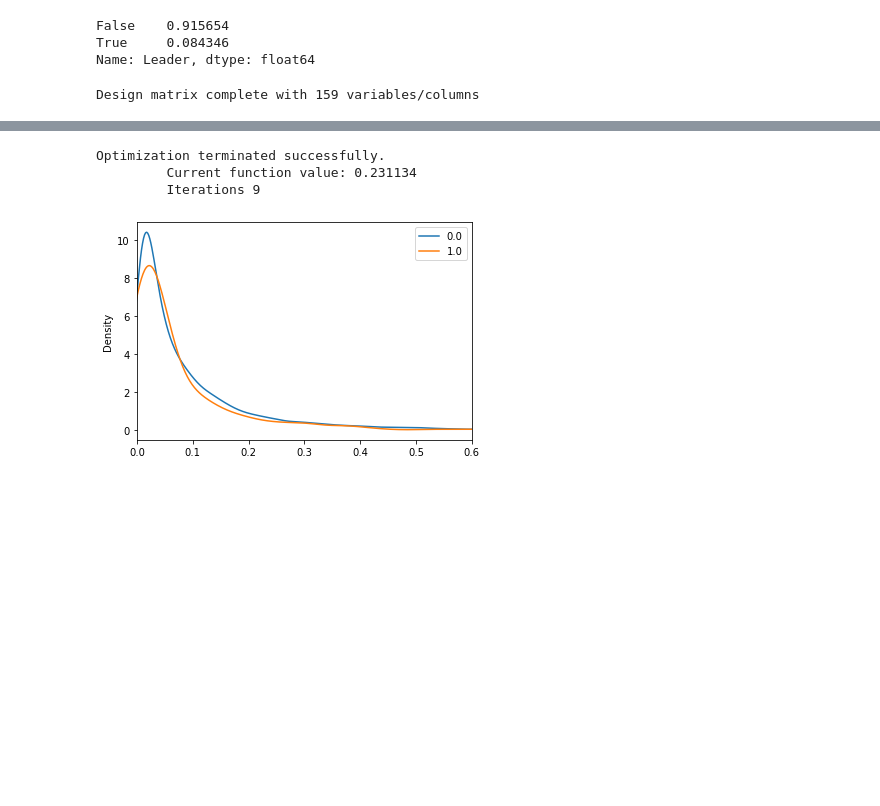
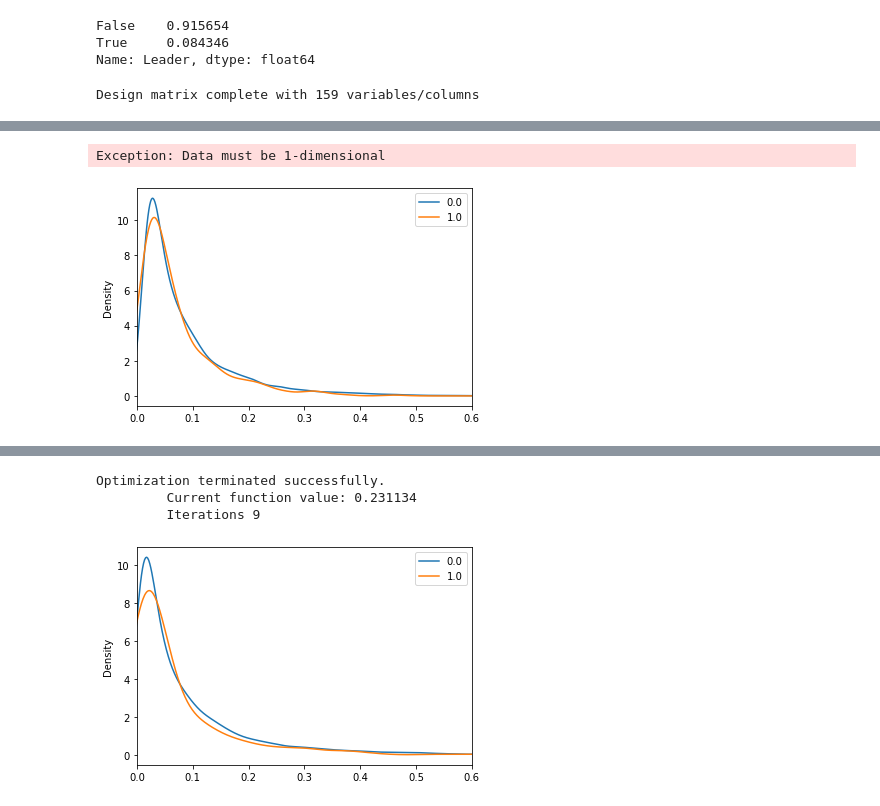
Before and after one commit to whoisnnamdi/black-dev-2020, a Jupyter notebook: code/progression.ipynb, the cells around one changed output, grey strips where cells are left out. Drawn from its saved outputs; the diff is of its cells as text; code cells hidden in the pictures; blank space fills up the shorter version.

```diff
--- a/code/progression.ipynb
+++ b/code/progression.ipynb
@@ -140,0 +143,14 @@ Optimization terminated successfully.
+# %%
+model = LogitNet().fit(X=X.drop([col for col in X.columns if D in col], axis=1).assign(const=1),
+                       y=Y)
+
+predictions = pd.Series(model.predict_proba(X=X.drop([col for col in X.columns if D in col], axis=1).assign(const=1))[:,1])
+# %% [output]
+Exception: Data must be 1-dimensional
+# %%
+pd.concat([X.reset_index(drop=True), predictions.rename("preds")], axis=1).groupby("Ethnicity_Black_or_of_African_descent")["preds"].plot.kde()
+plt.legend()
+plt.xlim(0,0.6)
+plt.show()
+# %% [output]
+[figure, added]
```
Also changed, not shown: parts of 7 cells of this notebook, 2 other files.
